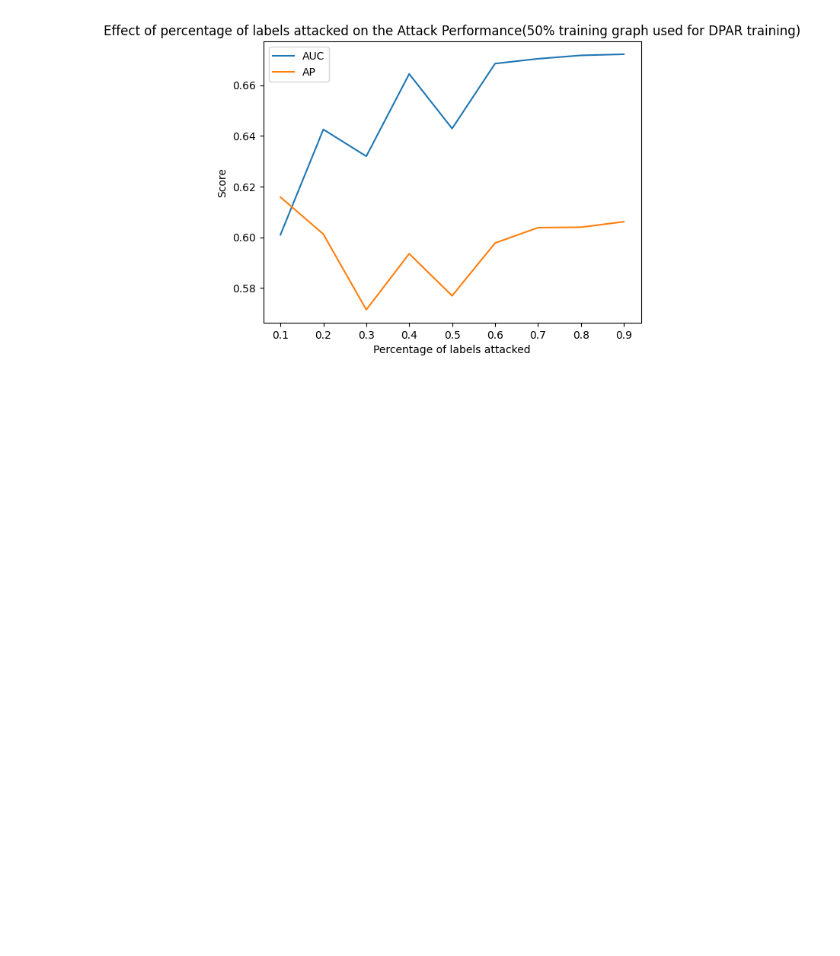
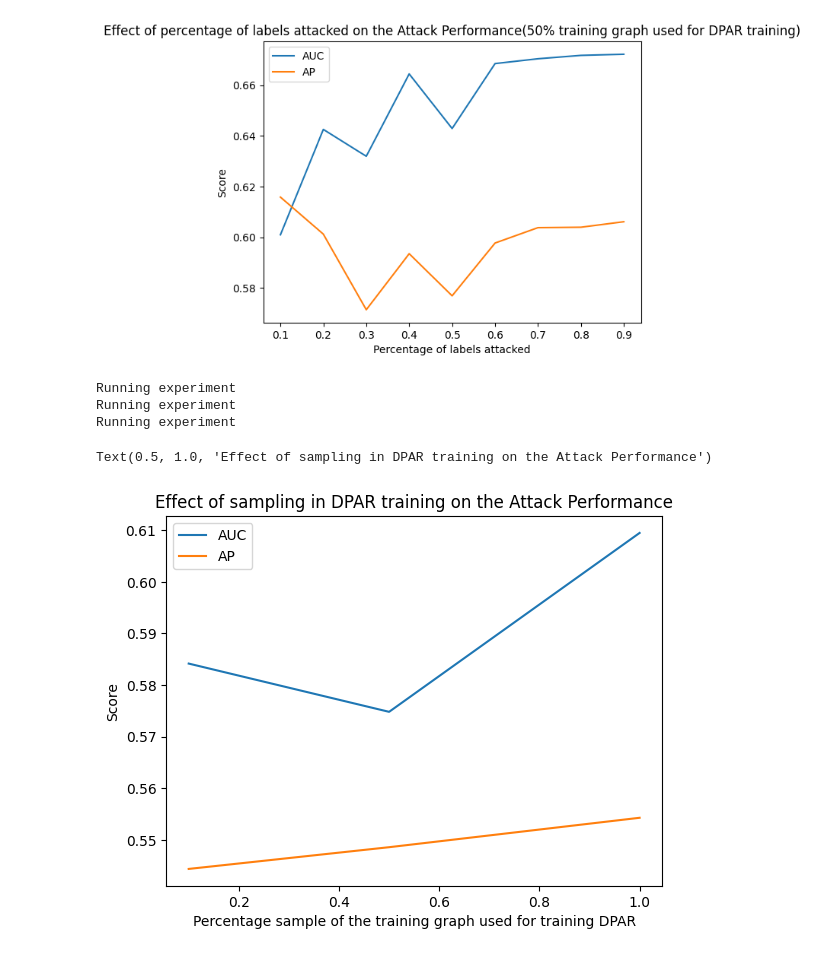
Before and after one commit to Abhinav-Khot/Privacy-Attacks-on-GNNs, a Jupyter notebook: testing.ipynb, the cells around one changed output. Cells and saved outputs as stored; diff of their text form; code cells hidden in the pictures; blank space fills up the shorter version.

Commit message:
pubmed results calculated

```diff
--- a/testing.ipynb
+++ b/testing.ipynb
@@ -102,3 +102,23 @@ plt.title('Effect of percentage of labels attacked on the Attack Performance(50%
 plt.show()
 # %% [output]
 [figure]
+# %%
+params = ['model_pubmed_sampling9.0pct.npz', 'model_pubmed_sampling50.0pct.npz', 'model_pubmed_sampling100.0pct.npz']
+results3 = []
+for i in params:
+    auc, ap = run_experiment(i, 'train_adj&train_attrpubmed.npz', 0.1)
+    results3.append([i, auc, ap])
+# %% [output]
+Running experiment
+Running experiment
+Running experiment
+# %%
+plt.plot([1, 0.5, 0.1], [r[1] for r in results3], label='AUC')
+plt.plot([1, 0.5, 0.1], [r[2] for r in results3], label='AP')
+plt.legend()
+plt.xlabel('Percentage sample of the training graph used for training DPAR')
+plt.ylabel('Score')
+plt.title('Effect of sampling in DPAR training on the Attack Performance')
+# %% [output]
+Text(0.5, 1.0, 'Effect of sampling in DPAR training on the Attack Performance')
+[figure, added]
```
Also changed, not shown: parts of 5 cells of this notebook, 7 other files.
